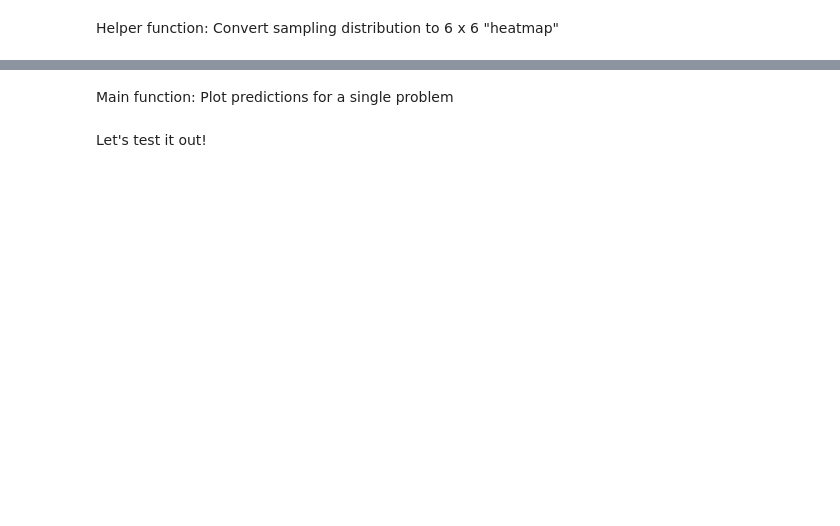
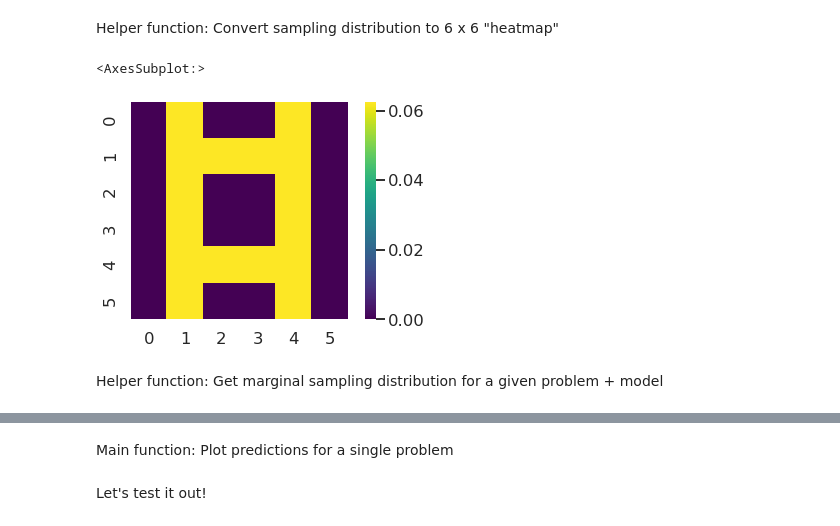
Before and after one commit to nataliavelez/teaching_fmri, a Jupyter notebook: 2_behavioral/3_model_comparison.ipynb, the cells around one changed output, grey strips where cells are left out. Saved outputs shown, nothing was run; the diff lists cells and outputs as text; code cells hidden in the pictures; blank space fills up the shorter version.

```diff
--- a/2_behavioral/3_model_comparison.ipynb
+++ b/2_behavioral/3_model_comparison.ipynb
@@ -149,3 +202,10 @@ def sampling_matrix(row):
     pD = np.nan_to_num(pD)
 
     return pD
+# %%
+sns.heatmap(sampling_matrix(model_df.iloc[0]), cmap='viridis', square=True) # let's test it out!
+# %% [output]
+<AxesSubplot:>
+[figure, added]
+# %% [markdown]
+Helper function: Get marginal sampling distribution for a given problem + model
```
Also changed, not shown: parts of 22 cells of this notebook, 11 other files.
